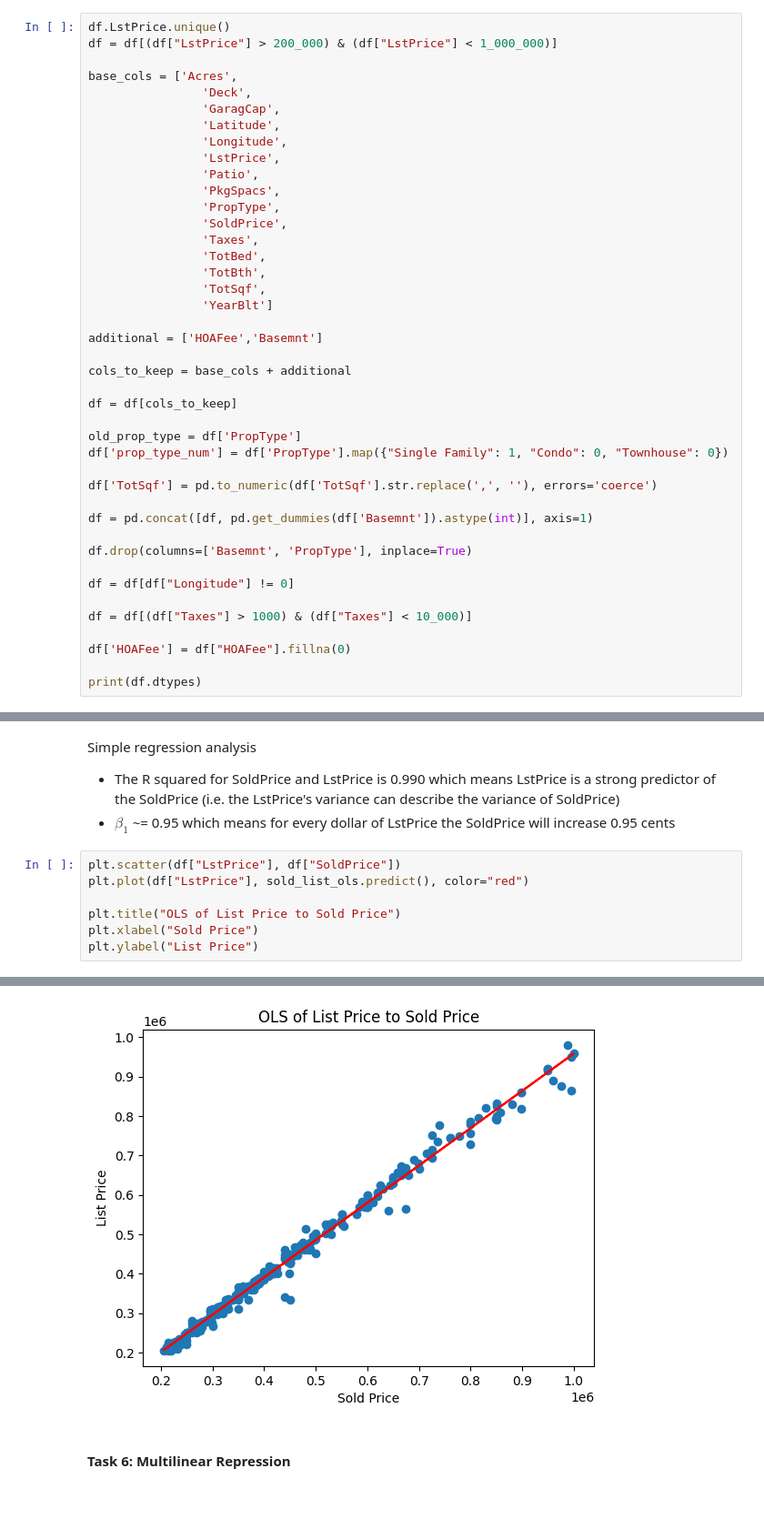
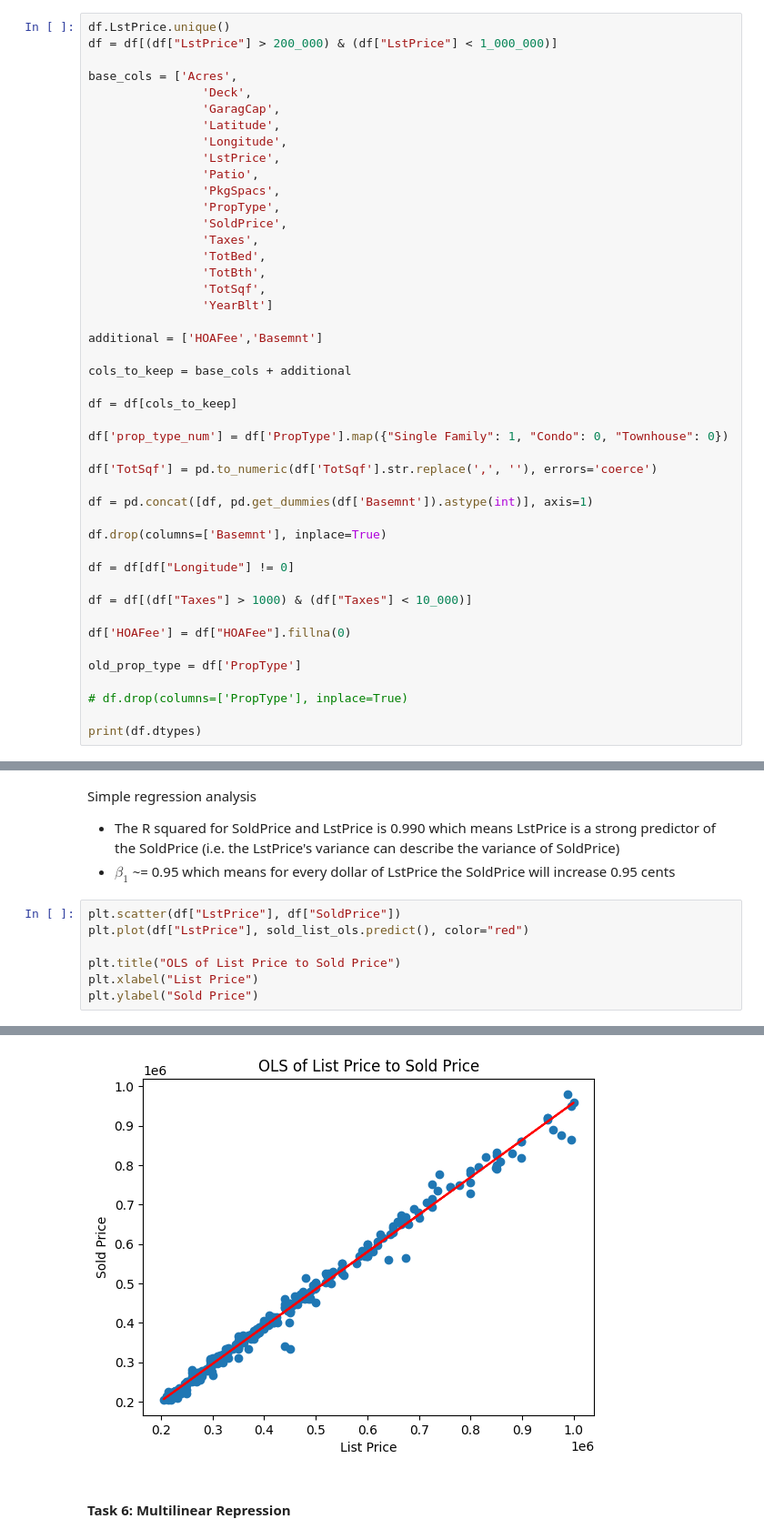
Before and after one commit to ClawCodes/MSD, a Jupyter notebook: CS6017/homework_2/sample.ipynb, the cells around one changed output, grey strips where cells are left out. Shown at 91% size. Saved outputs shown, nothing was run; the diff lists cells and outputs as text; blank space fills up the shorter version.

```diff
--- a/CS6017/homework_2/sample.ipynb
+++ b/CS6017/homework_2/sample.ipynb
@@ -93,14 +101,13 @@ cols_to_keep = base_cols + additional
 
 df = df[cols_to_keep]
 
-old_prop_type = df['PropType']
 df['prop_type_num'] = df['PropType'].map({"Single Family": 1, "Condo": 0, "Townhouse": 0})
 
 df['TotSqf'] = pd.to_numeric(df['TotSqf'].str.replace(',', ''), errors='coerce')
 
 df = pd.concat([df, pd.get_dummies(df['Basemnt']).astype(int)], axis=1)
 
-df.drop(columns=['Basemnt', 'PropType'], inplace=True)
+df.drop(columns=['Basemnt'], inplace=True)
 
 df = df[df["Longitude"] != 0]
 
@@ -108,6 +115,10 @@ df = df[(df["Taxes"] > 1000) & (df["Taxes"] < 10_000)]
 
 df['HOAFee'] = df["HOAFee"].fillna(0)
 
+old_prop_type = df['PropType']
+
+# df.drop(columns=['PropType'], inplace=True)
+
 print(df.dtypes)
 # %% [output]
 Acres                                             float64
@@ -422,6 +433,6 @@ plt.scatter(df["LstPrice"], df["SoldPrice"])
 plt.plot(df["LstPrice"], sold_list_ols.predict(), color="red")
 
 plt.title("OLS of List Price to Sold Price")
-plt.xlabel("Sold Price")
-plt.ylabel("List Price")
+plt.xlabel("List Price")
+plt.ylabel("Sold Price")
 # %% [output]
@@ -429,4 +440,4 @@ Text(0, 0.5, 'List Price')
-[figure, old version]
+[figure, new version]
 # %% [markdown]
 #### Task 6: Multilinear Repression
 # %%
```
Also changed, not shown: parts of 12 cells of this notebook.
